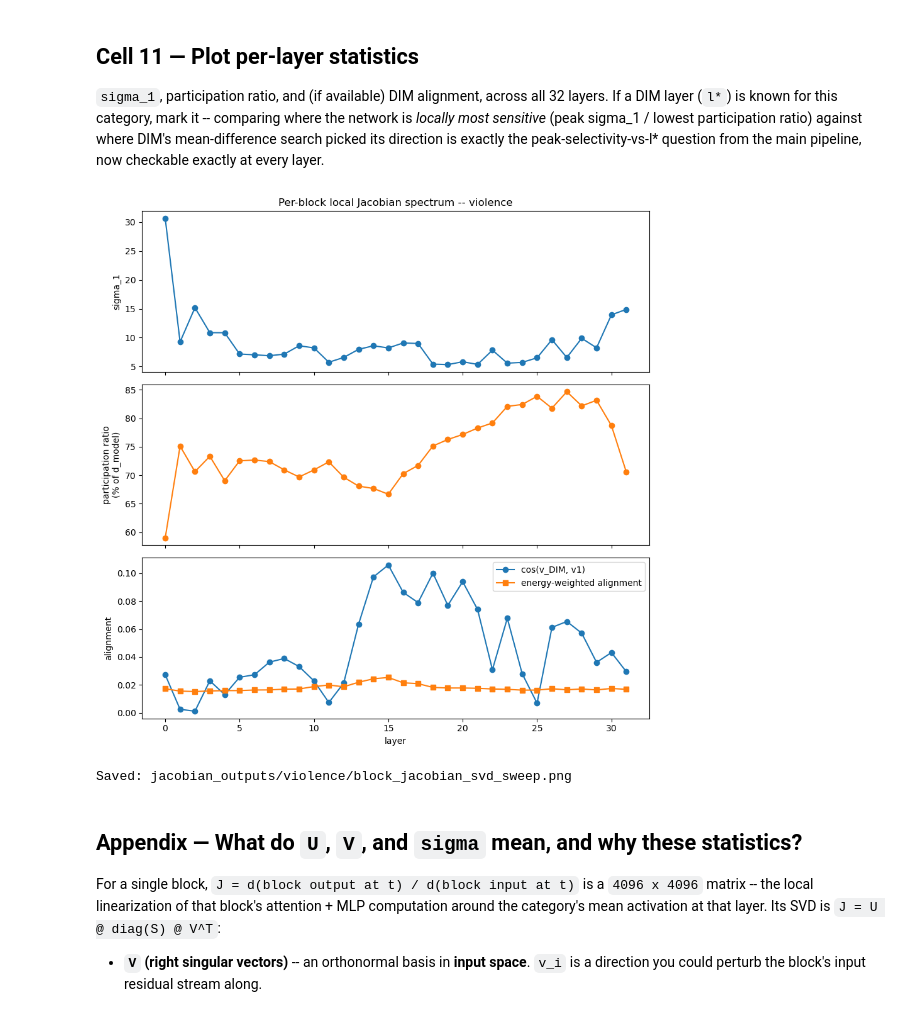
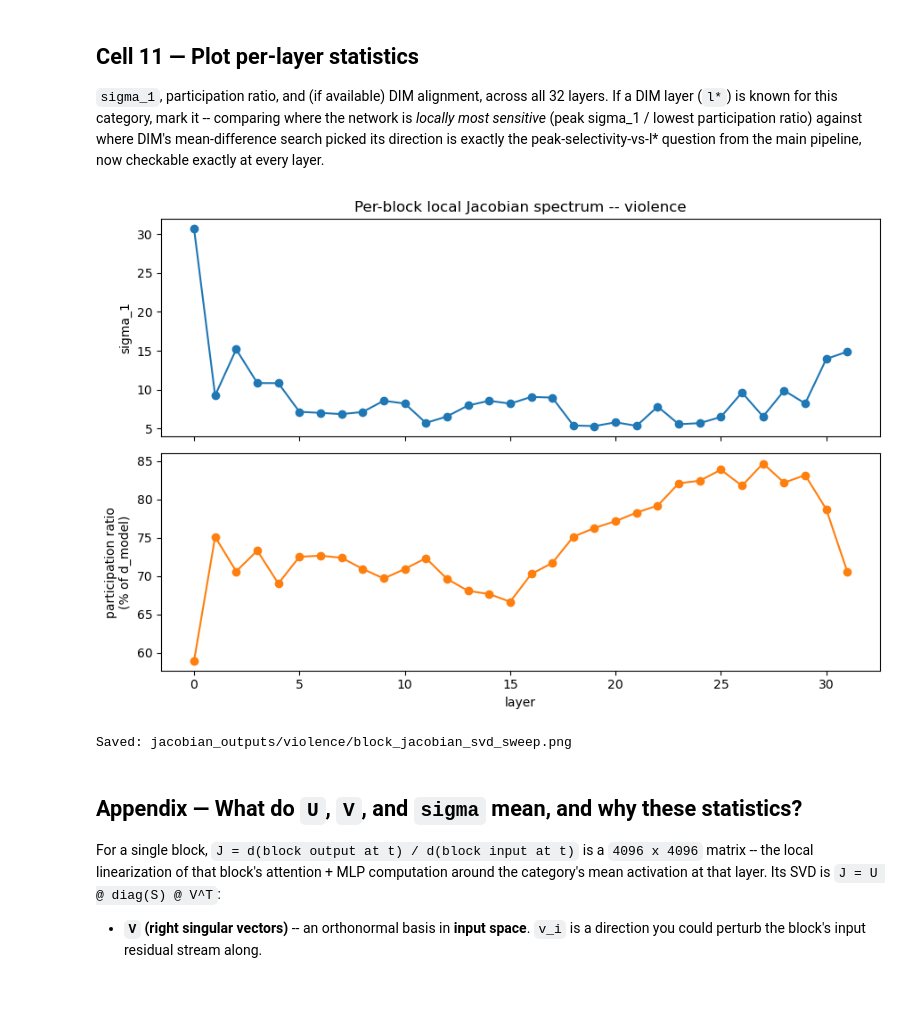
Before and after one commit to sbamit/Geometric-Auditing-Framework, a Jupyter notebook: phase1/01f_block_jacobian_svd_sweep.ipynb, the cells around one changed output. Cells and saved outputs as stored; diff of their text form; code cells hidden in the pictures.

```diff
--- a/phase1/01f_block_jacobian_svd_sweep.ipynb
+++ b/phase1/01f_block_jacobian_svd_sweep.ipynb
@@ -633,8 +769,10 @@ for l in range(NUM_LAYERS):
     if v_dim is not None:
         v1_l = Vt_l[0]
         u1_l = U_l[:, 0]
-        cos_v_dim_v1 = torch.abs(torch.dot(v_dim, v1_l)).item()
-        cos_vs_all = torch.abs(Vt_l @ v_dim)
+        # cos_v_dim_v1 = torch.abs(torch.dot(v_dim, v1_l)).item()
+        cos_v_dim_v1 = torch.dot(v_dim, v1_l).item()
+        # cos_vs_all = torch.abs(Vt_l @ v_dim)
+        cos_vs_all = Vt_l @ v_dim
         best_rank = int(torch.argmax(cos_vs_all).item())
         weighted_alignment = torch.sqrt(
             torch.sum((cos_vs_all ** 2) * energy) / total_energy
@@ -765,35 +888,35 @@ layers = [r['layer'] for r in per_layer_results]
 sigma_1 = [r['sigma_1'] for r in per_layer_results]
 part_ratio_frac = [100 * r['participation_ratio_frac'] for r in per_layer_results]
 
 has_alignment = all('cos_v_dim_vs_v1' in r for r in per_layer_results)
-
+has_alignment = None
 n_panels = 3 if has_alignment else 2
 fig, axes = plt.subplots(n_panels, 1, figsize=(9, 3 * n_panels), sharex=True)
 
 axes[0].plot(layers, sigma_1, marker='o')
 axes[0].set_ylabel('sigma_1')
 axes[0].set_title(f'Per-block local Jacobian spectrum -- {CATEGORY}')
 
 axes[1].plot(layers, part_ratio_frac, marker='o', color='tab:orange')
 axes[1].set_ylabel('participation ratio\n(% of d_model)')
 
 if has_alignment:
     cos_v1 = [r['cos_v_dim_vs_v1'] for r in per_layer_results]
     weighted = [r['v_dim_energy_weighted_alignment'] for r in per_layer_results]
     axes[2].plot(layers, cos_v1, marker='o', label='cos(v_DIM, v1)')
     axes[2].plot(layers, weighted, marker='s', label='energy-weighted alignment')
     axes[2].set_ylabel('alignment')
     axes[2].legend()
 
 axes[-1].set_xlabel('layer')
 plt.tight_layout()
 
 fig_path = os.path.join(OUTPUT_ROOT, CATEGORY, 'block_jacobian_svd_sweep.png')
 plt.savefig(fig_path, dpi=150)
 plt.show()
 print(f'Saved: {fig_path}')
 # %% [output]
-[figure, old version]
+[figure, new version]
 Saved: jacobian_outputs/violence/block_jacobian_svd_sweep.png
 # %% [markdown]
 ## Appendix — What do `U`, `V`, and `sigma` mean, and why these statistics?
```
Also changed, not shown: parts of 12 cells of this notebook, 2 other files.
